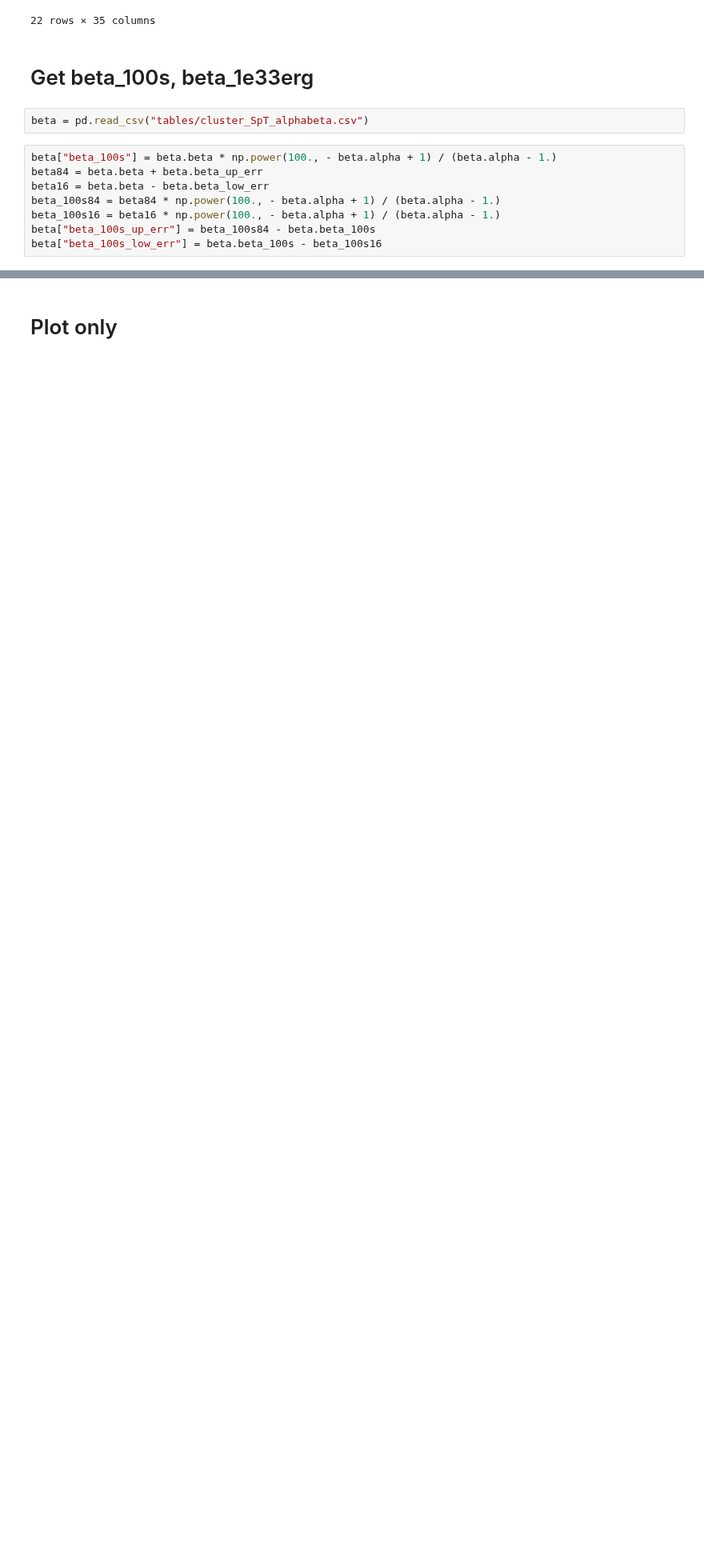
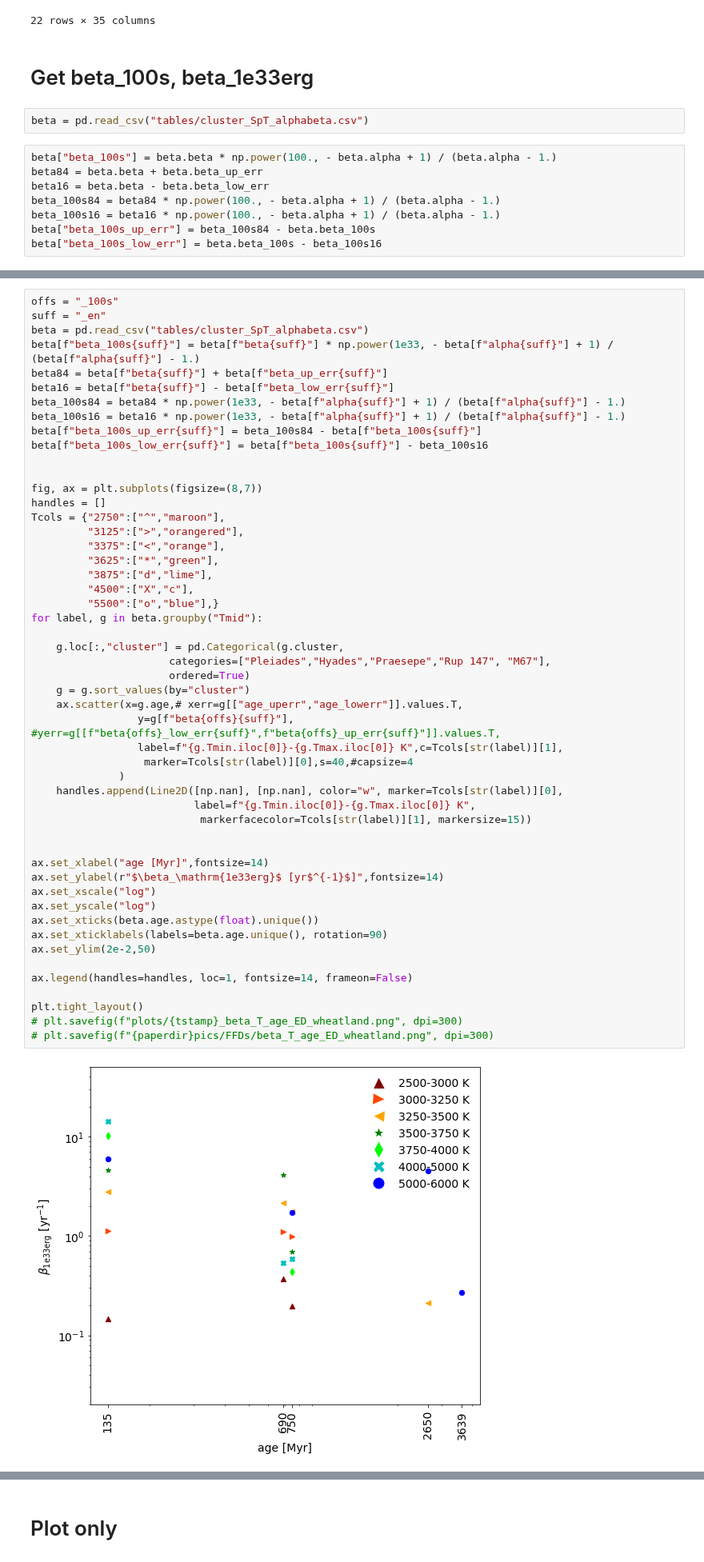
Before and after one commit to ekaterinailin/flares-in-clusters-with-k2-ii, a Jupyter notebook: VettingFlares/FFDs_Wheatland_no_full.ipynb, the cells around one changed output, grey strips where cells are left out. Shown at 80% size. Saved outputs shown, nothing was run; the diff lists cells and outputs as text; blank space fills up the shorter version.

```diff
--- a/VettingFlares/FFDs_Wheatland_no_full.ipynb
+++ b/VettingFlares/FFDs_Wheatland_no_full.ipynb
@@ -487,3 +582,56 @@ plt.savefig(f"{paperdir}pics/FFDs/beta_T_age_ED_wheatland.png", dpi=300)
+# %%
+offs = "_100s"
+suff = "_en"
+beta = pd.read_csv("tables/cluster_SpT_alphabeta.csv")
+beta[f"beta_100s{suff}"] = beta[f"beta{suff}"] * np.power(1e33, - beta[f"alpha{suff}"] + 1) / (beta[f"alpha{suff}"] - 1.)
+beta84 = beta[f"beta{suff}"] + beta[f"beta_up_err{suff}"]
+beta16 = beta[f"beta{suff}"] - beta[f"beta_low_err{suff}"]
+beta_100s84 = beta84 * np.power(1e33, - beta[f"alpha{suff}"] + 1) / (beta[f"alpha{suff}"] - 1.)
+beta_100s16 = beta16 * np.power(1e33, - beta[f"alpha{suff}"] + 1) / (beta[f"alpha{suff}"] - 1.)
+beta[f"beta_100s_up_err{suff}"] = beta_100s84 - beta[f"beta_100s{suff}"]
+beta[f"beta_100s_low_err{suff}"] = beta[f"beta_100s{suff}"] - beta_100s16
+
+
+fig, ax = plt.subplots(figsize=(8,7))
+handles = []
+Tcols = {"2750":["^","maroon"],
+         "3125":[">","orangered"],
+         "3375":["<","orange"],
+         "3625":["*","green"],
+         "3875":["d","lime"],
+         "4500":["X","c"],
+         "5500":["o","blue"],}
+for label, g in beta.groupby("Tmid"):
+
+    g.loc[:,"cluster"] = pd.Categorical(g.cluster,
+                      categories=["Pleiades","Hyades","Praesepe","Rup 147", "M67"],
+                      ordered=True)
+    g = g.sort_values(by="cluster")
+    ax.scatter(x=g.age,# xerr=g[["age_uperr","age_lowerr"]].values.T,
+                 y=g[f"beta{offs}{suff}"], #yerr=g[[f"beta{offs}_low_err{suff}",f"beta{offs}_up_err{suff}"]].values.T,
+                 label=f"{g.Tmin.iloc[0]}-{g.Tmax.iloc[0]} K",c=Tcols[str(label)][1],
+                  marker=Tcols[str(label)][0],s=40,#capsize=4
+              )
+    handles.append(Line2D([np.nan], [np.nan], color="w", marker=Tcols[str(label)][0],
+                          label=f"{g.Tmin.iloc[0]}-{g.Tmax.iloc[0]} K",
+                           markerfacecolor=Tcols[str(label)][1], markersize=15))
+
+
+ax.set_xlabel("age [Myr]",fontsize=14)
+ax.set_ylabel(r"$\beta_\mathrm{1e33erg}$ [yr$^{-1}$]",fontsize=14)
+ax.set_xscale("log")
+ax.set_yscale("log")
+ax.set_xticks(beta.age.astype(float).unique())
+ax.set_xticklabels(labels=beta.age.unique(), rotation=90)
+ax.set_ylim(2e-2,50)
+
+ax.legend(handles=handles, loc=1, fontsize=14, frameon=False)
+
+plt.tight_layout()
+# plt.savefig(f"plots/{tstamp}_beta_T_age_ED_wheatland.png", dpi=300)
+# plt.savefig(f"{paperdir}pics/FFDs/beta_T_age_ED_wheatland.png", dpi=300)
+# %% [output]
+[figure, added]
 # %%
 beta_s = pd.read_csv("tables/cluster_SpT_alphabeta.csv")
 beta_s = beta_s.set_index(["Teff","cluster"])
```
Also changed, not shown: parts of 10 cells of this notebook, 1 other file.
